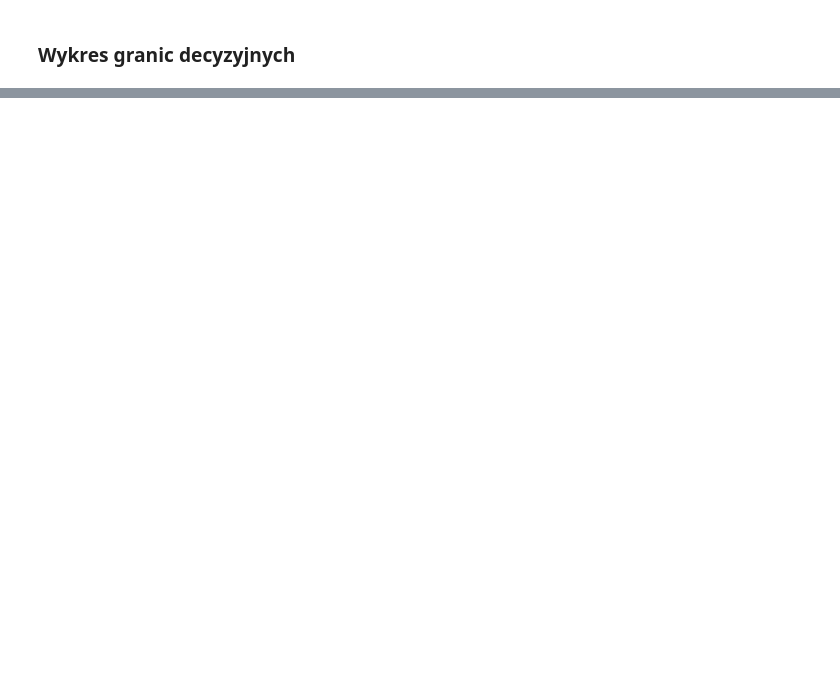
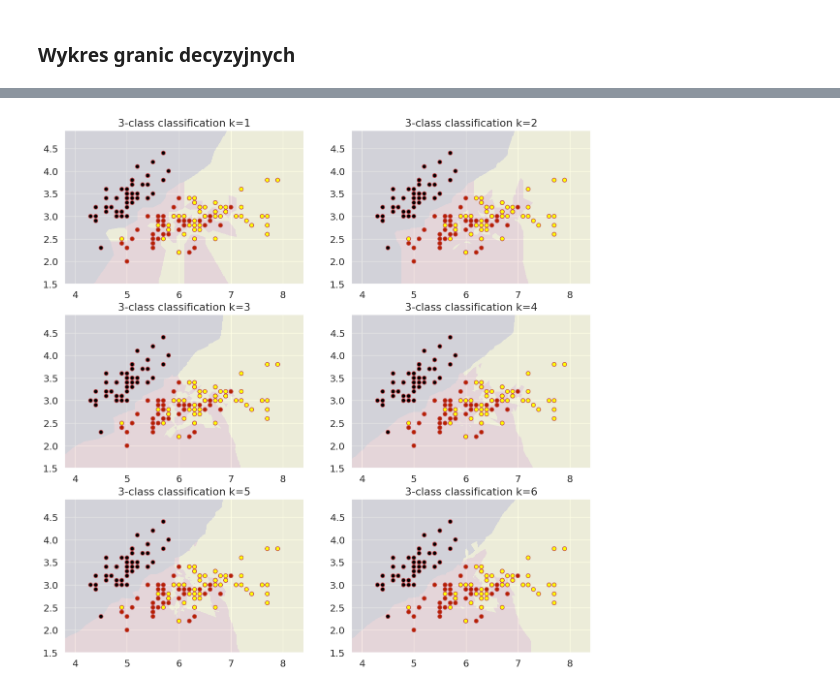
Before and after one commit to adalbertii/Modele---klasyfikacyjne, a Jupyter notebook: 02_k_neighbors.ipynb, the cells around one changed output, grey strips where cells are left out. Saved outputs shown, nothing was run; the diff lists cells and outputs as text; code cells hidden in the pictures; blank space fills up the shorter version.

```diff
--- a/02_k_neighbors.ipynb
+++ b/02_k_neighbors.ipynb
@@ -166,21 +293,23 @@ plot_decision_boundries(50)
 # %%
-plt.figure(figsize=(12, 12))
+plt.figure(figsize=(14, 14))
 
 for i in range(1, 7):
     plt.subplot(3, 2, i)
 
     clf = KNeighborsClassifier(n_neighbors=i)
     clf.fit(data, target)
 
     xx, yy = np.meshgrid(np.arange(x_min, x_max, 0.01), np.arange(y_min, y_max, 0.01))
     mesh = np.c_[xx.ravel(), yy.ravel()]
     Z = clf.predict(mesh)
     Z = Z.reshape(xx.shape)
 
     plt.pcolormesh(xx, yy, Z, cmap='gnuplot', alpha=0.1)
     plt.scatter(data[:, 0], data[:, 1], c=target, cmap='gnuplot', edgecolors='r')
     plt.xlim(xx.min(), xx.max())
     plt.ylim(yy.min(), yy.max())
     plt.title(f'3-class classification k={i}')
 
 plt.show()
+# %% [output]
+[figure, added]
```
Also changed, not shown: parts of 23 cells of this notebook.
